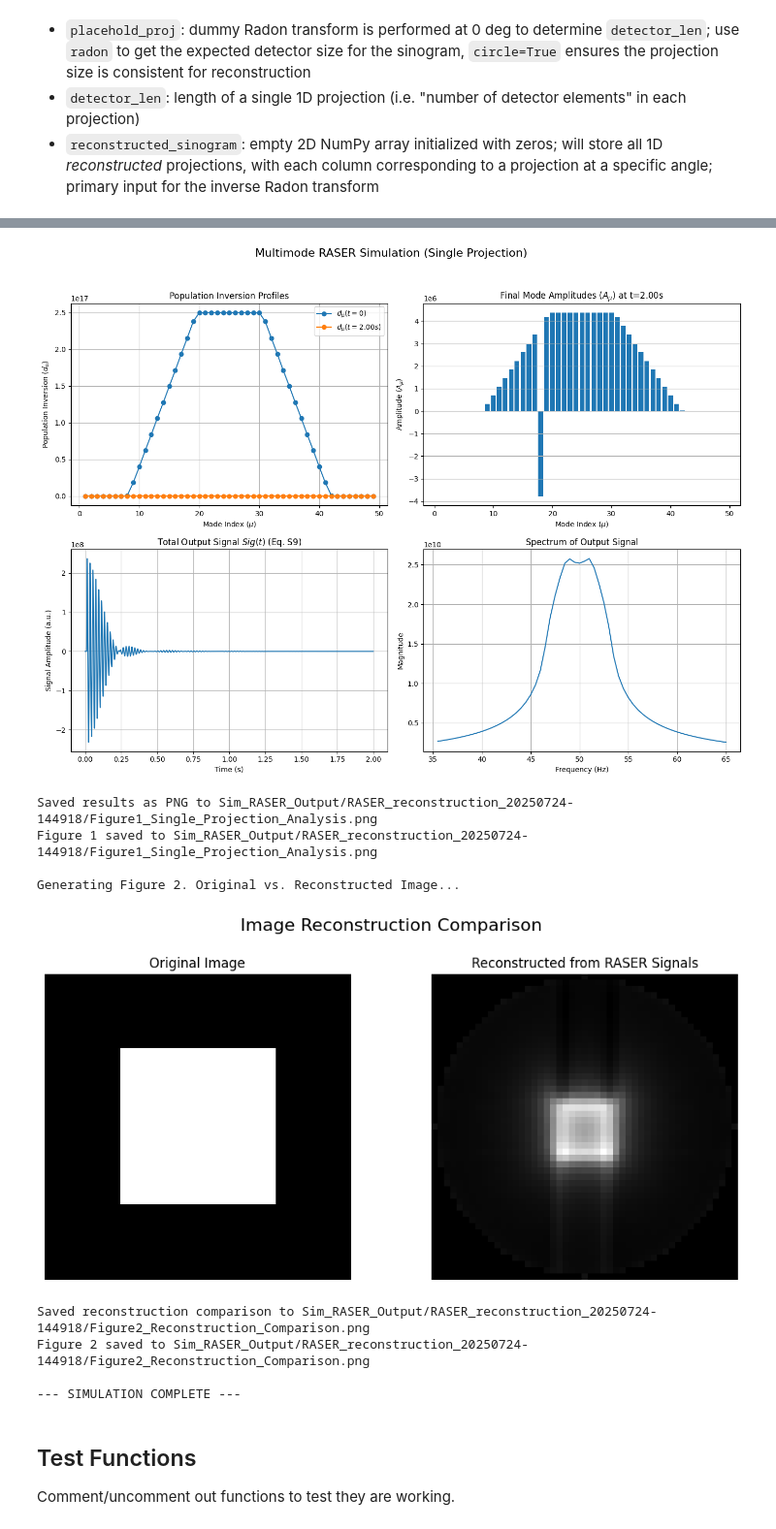
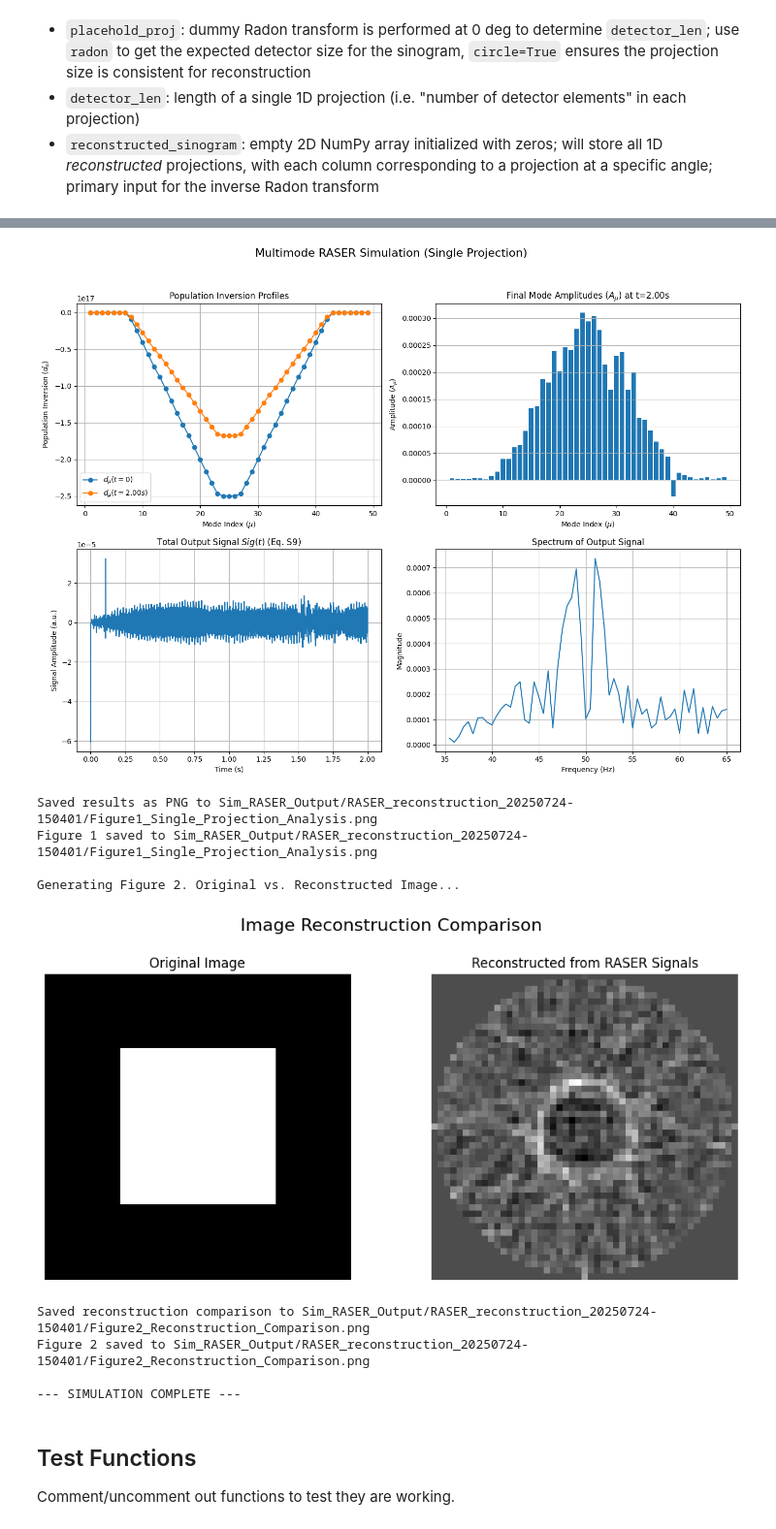
Before and after one commit to oREAGanoWombat/RASER-simulation, a Jupyter notebook: RASER-simulation.ipynb, the cells around one changed output, grey strips where cells are left out. Shown at 97% size. Drawn from its saved outputs; the diff is of its cells as text; code cells hidden in the pictures.

```diff
--- a/RASER-simulation.ipynb
+++ b/RASER-simulation.ipynb
@@ -339,7 +338,7 @@ if __name__ == '__main__':
     delta_nu = 0.2
     Delta = 10.0
     nu_0 = 50.0
-    d0_total = 25e16
+    d0_total = -25e16
     cplng_beta_calc = (mu_0 * h_bar * gamma_h**2 * q_factor) / (4 * v_s)
     print(f'Calculated Coupling Constant $\beta$: {cplng_beta_calc:.4e}\n')
 
@@ -497,11 +496,11 @@ Running multimode RASER simulation with 49 modes...
-[figure, old version]
+[figure, new version]
-Saved results as PNG to Sim_RASER_Output/RASER_reconstruction_20250724-144918/Figure1_Single_Projection_Analysis.png
-Figure 1 saved to Sim_RASER_Output/RASER_reconstruction_20250724-144918/Figure1_Single_Projection_Analysis.png
+Saved results as PNG to Sim_RASER_Output/RASER_reconstruction_20250724-150401/Figure1_Single_Projection_Analysis.png
+Figure 1 saved to Sim_RASER_Output/RASER_reconstruction_20250724-150401/Figure1_Single_Projection_Analysis.png
 
 Generating Figure 2. Original vs. Reconstructed Image...
-[figure, old version]
+[figure, new version]
-Saved reconstruction comparison to Sim_RASER_Output/RASER_reconstruction_20250724-144918/Figure2_Reconstruction_Comparison.png
-Figure 2 saved to Sim_RASER_Output/RASER_reconstruction_20250724-144918/Figure2_Reconstruction_Comparison.png
+Saved reconstruction comparison to Sim_RASER_Output/RASER_reconstruction_20250724-150401/Figure2_Reconstruction_Comparison.png
+Figure 2 saved to Sim_RASER_Output/RASER_reconstruction_20250724-150401/Figure2_Reconstruction_Comparison.png
 
 --- SIMULATION COMPLETE ---
 # %% [markdown]
```
Also changed, not shown: parts of 2 cells of this notebook.
